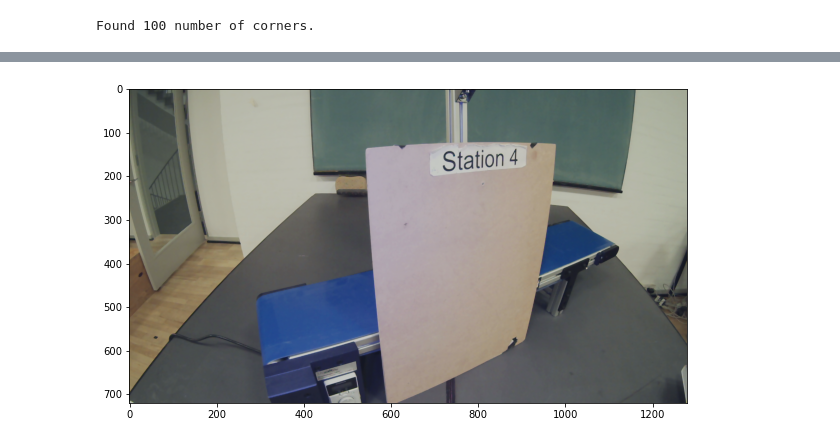
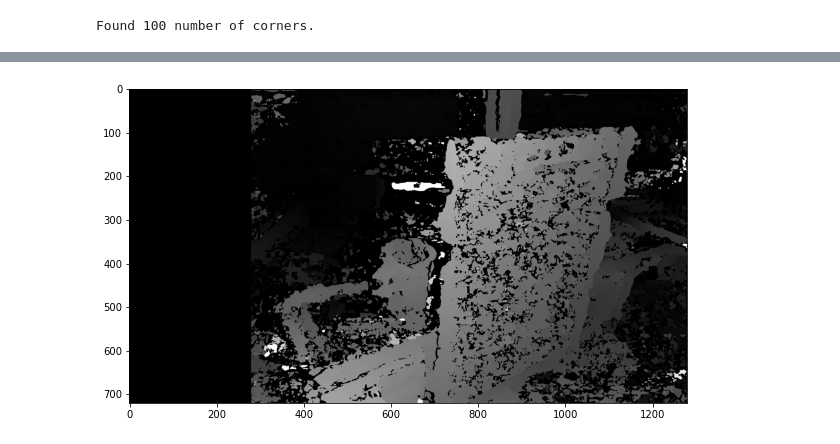
Before and after one commit to balazsban/31392_PfAS, a Jupyter notebook: StereoCalibrationAndDepth.ipynb, the cells around one changed output, grey strips where cells are left out. Cells and saved outputs as stored; diff of their text form; code cells hidden in the pictures.

```diff
--- a/StereoCalibrationAndDepth.ipynb
+++ b/StereoCalibrationAndDepth.ipynb
@@ -105,71 +101,87 @@ print("Found {} number of corners.".format(numberCornersFound))
 Found 100 number of corners.
 # %%
 # Calibrate left camera
-l_ret, l_mtx, l_dist, l_rvecs, l_tvecs = cv2.calibrateCamera(objPoints, leftImgPoints, gray.shape[::-1], None, None)
+l_ret, l_mtx, l_dist, l_rvecs, l_tvecs = cv2.calibrateCamera(objPoints, leftImgPoints, img.shape[0:2][::-1], None, None)
 
 # Calibrate right camera
-r_ret, r_mtx, r_dist, r_rvecs, r_tvecs = cv2.calibrateCamera(objPoints, rightImgPoints, gray.shape[::-1], None, None)
+r_ret, r_mtx, r_dist, r_rvecs, r_tvecs = cv2.calibrateCamera(objPoints, rightImgPoints, img.shape[0:2][::-1], None, None)
 # %%
+flags = cv2.CALIB_FIX_ASPECT_RATIO + cv2.CALIB_ZERO_TANGENT_DIST +cv2.CALIB_USE_INTRINSIC_GUESS +cv2.CALIB_SAME_FOCAL_LENGTH + \
+            cv2.CALIB_RATIONAL_MODEL +cv2.CALIB_FIX_K3 + cv2.CALIB_FIX_K4 + cv2.CALIB_FIX_K5
 # Stereo calibration
-retval, cameraMatrix1, distCoeffs1, cameraMatrix2, distCoeffs2, R, T, E, F = \
+retval, mtx1, dist1, mtx2, dist2, R, T, E, F = \
     cv2.stereoCalibrate(objPoints, leftImgPoints, rightImgPoints, l_mtx, l_dist, r_mtx, r_dist, \
-                        gray.shape[::-1], flags=cv2.CALIB_FIX_INTRINSIC, criteria=criteria)
+                        img.shape[0:2][::-1], flags=flags, criteria=criteria)
 # %%
 # Rectification
-R1,R2,P1,P2,Q,validPixROI1,validPixROI2 = cv2.stereoRectify(l_mtx, l_dist, r_mtx, r_dist, gray.shape[::-1], R, T)
+R1,R2,P1,P2,Q,_,_ = cv2.stereoRectify(mtx1, dist1, mtx2, dist2, img.shape[0:2][::-1], R, T, alpha=-1,\
+                                      flags=cv2.CALIB_ZERO_DISPARITY)
 # %%
 # Calibrate image as example
-left = cv2.imread('undistortedImagesWithOcclusion/left/1585434750_405124664_Left.png')
+left = cv2.imread('distortedImagesWithOcclusion/left/1585434780_141374826_Left.png')
 left = cv2.cvtColor(left, cv2.COLOR_BGR2RGB)
 
 lH,  lW = left.shape[:2]
 newcameramtx, roi = cv2.getOptimalNewCameraMatrix(l_mtx, l_dist, (lW, lH), 1, (lW, lH))
 
 # Undistort
-l_dst = cv2.undistort(left, l_mtx, l_dist, P1)
-
+l_dst = cv2.GaussianBlur(cv2.undistort(left, mtx1, dist1, P1), (11,11), 0)
+#l_dst = l_dst[100:200,:,:]
 l_gray = cv2.cvtColor(l_dst, cv2.COLOR_RGB2GRAY)
 
 # crop the image
-#x, y, w, h = roi
-#dst = dst[y:y+h, x:x+w]
+# x, y, w, h = roi
+# print(roi)
+# l_dst = l_dst[y:y+h, x:x+w]
+# plt.figure(figsize=(10,10))
+# plt.imshow(left)
 plt.figure(figsize=(10,10))
-plt.imshow(left)
-plt.figure(figsize=(10,10))
+
 plt.imshow(l_dst)
 
 # Calibrate image as example
-right = cv2.imread('undistortedImagesWithOcclusion/right/1585434750_405124664_Right.png')
+right = cv2.imread('distortedImagesWithOcclusion/right/1585434780_141374826_Right.png')
 right = cv2.cvtColor(right, cv2.COLOR_BGR2RGB)
 rH,  rW = left.shape[:2]
 newcameramtx, roi = cv2.getOptimalNewCameraMatrix(r_mtx, r_dist, (rW, rH), 1, (rW, rH))
 
 # Undistort
-r_dst = cv2.undistort(right, r_mtx, r_dist, P2)
-
+r_dst = cv2.GaussianBlur(cv2.undistort(right, r_mtx, r_dist, newcameramtx), (11,11), 0)
+#r_dst = r_dst[100:200,:,:]
 r_gray = cv2.cvtColor(r_dst, cv2.COLOR_RGB2GRAY)
 
 # crop the image
-#x, y, w, h = roi
-#dst = dst[y:y+h, x:x+w]
+# x, y, w, h = roi
+# print(roi)
+# r_dst = r_dst[y:y+h, x:x+w]
+# plt.figure(figsize=(10,10))
+# plt.imshow(right)
 plt.figure(figsize=(10,10))
-plt.imshow(right)
-plt.figure(figsize=(10,10))
+
 plt.imshow(r_dst)
 
-img_size = (int(l_gray.shape[1]/5), int(l_gray.shape[0]/5))
-l_gray = cv2.resize(l_gray, img_size, interpolation=cv2.INTER_AREA)
-r_gray = cv2.resize(r_gray, img_size, interpolation=cv2.INTER_AREA)
+# img_size = (int(l_gray.shape[1]/5), int(l_gray.shape[0]/5))
+# l_gray = cv2.resize(l_gray, img_size, interpolation=cv2.INTER_AREA)
+# r_gray = cv2.resize(r_gray, img_size, interpolation=cv2.INTER_AREA)
 
-stereo = cv2.StereoSGBM_create(numDisparities=3*16, blockSize=7)
-stereo.setMinDisparity(9)
-stereo.setDisp12MaxDiff(200)
-stereo.setUniquenessRatio(1)
-stereo.setSpeckleRange(3)
-stereo.setSpeckleWindowSize(5)
+#stereo = cv2.StereoSGBM_create(numDisparities=256, blockSize=21)
+stereo = cv2.StereoSGBM_create(minDisparity=24,
+                               numDisparities=256,
+                               blockSize=11,
+                               P1=500,
+                               P2=2000,
+                               #disp12MaxDiff=500,
+                               #preFilterCap=50,
+                               uniquenessRatio=5)
 
-# plt.figure(figsize=(10,10))
-# disparity = stereo.compute(l_gray,r_gray).astype(np.float32) / 16.0
-# plt.imshow(disparity,'gray')
-# plt.show()
+#stereo.setMinDisparity(25)
+## stereo.setDisp12MaxDiff(500)
+#stereo.setUniquenessRatio(1)
+## stereo.setSpeckleRange(3)
+## stereo.setSpeckleWindowSize(5)
+
+plt.figure(figsize=(10,10))
+disparity = stereo.compute(l_gray,r_gray)#.astype(np.float32) / 16.0
+plt.imshow(disparity,'gray')
+print(f"Depth of pixel [400,600] in mm: {mtx1[0,0]*120/(disparity[400,600]/16.0)}")
 # %% [output]
@@ -178 +191 @@ stereo.setSpeckleWindowSize(5)
-[figure, old version]
+[figure, new version]
```
Also changed, not shown: parts of 5 cells of this notebook, 2 other files.
